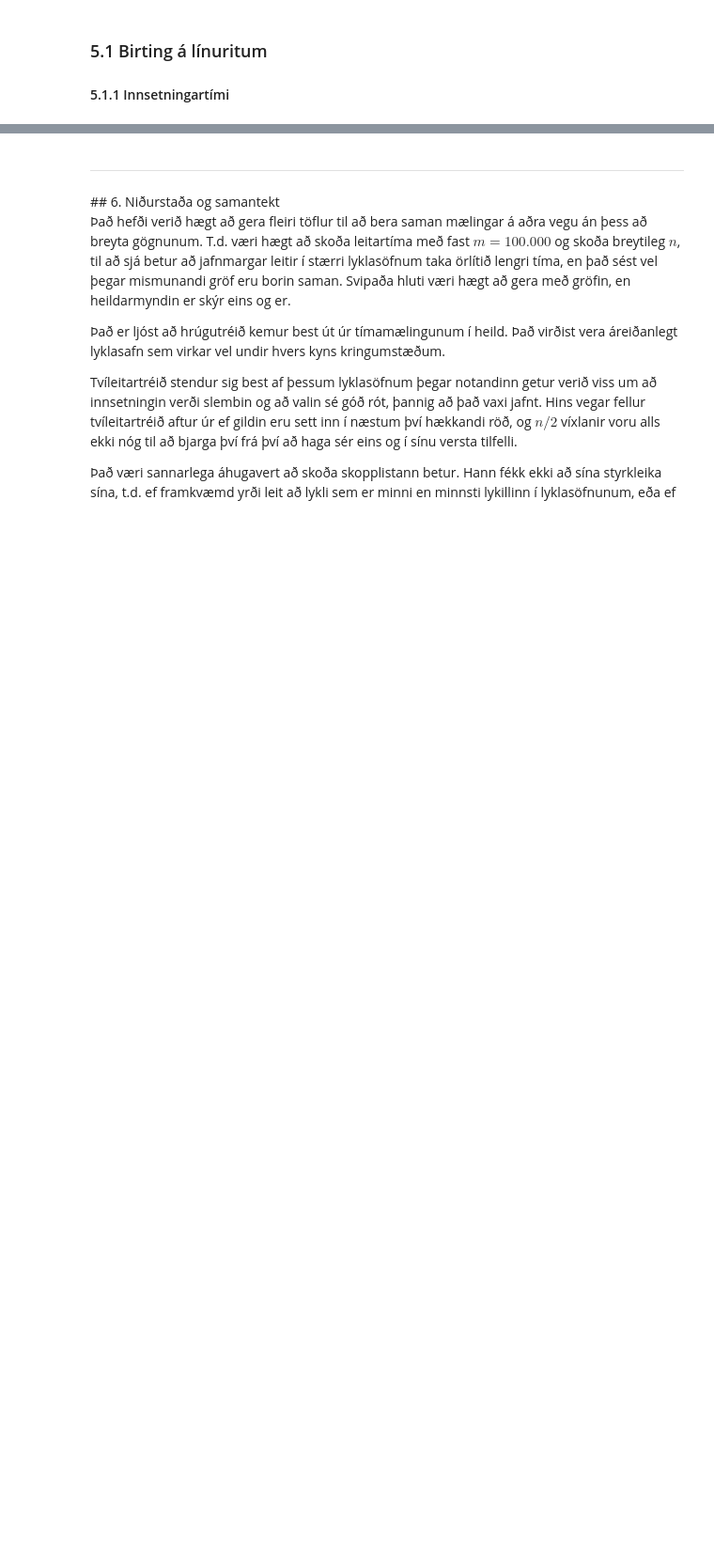
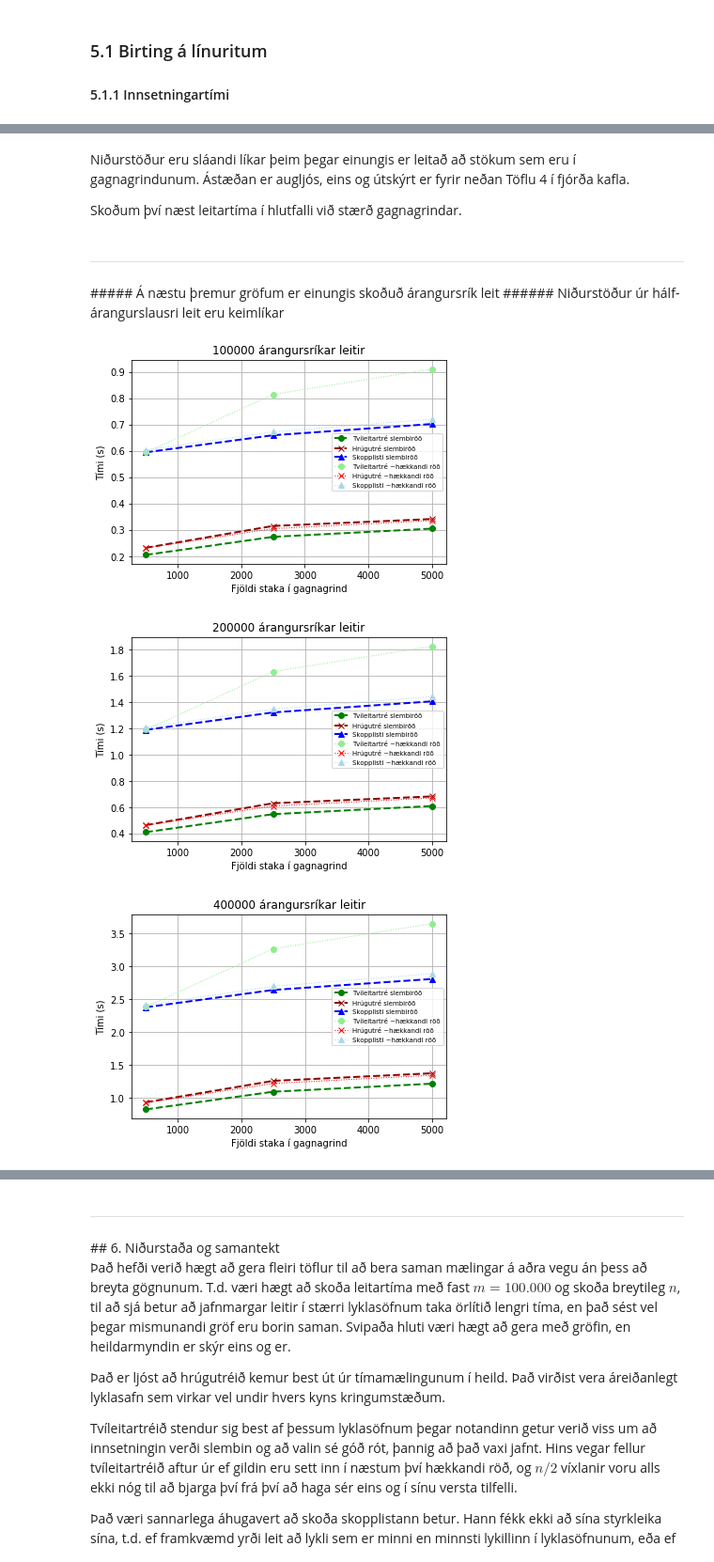
Before and after one commit to eokristjans/grr, a Jupyter notebook: v2/v2.ipynb, the cells around one changed output, grey strips where cells are left out. Shown at 94% size. Cells and saved outputs as stored; diff of their text form; code cells hidden in the pictures; blank space fills up the shorter version.

```diff
--- a/v2/v2.ipynb
+++ b/v2/v2.ipynb
@@ -764,0 +784,16 @@ for i in range(k):
+# %% [markdown]
+Niðurstöður eru sláandi líkar þeim þegar einungis er leitað að stökum sem eru í gagnagrindunum. Ástæðan er augljós, eins og útskýrt er fyrir neðan Töflu 4 í fjórða kafla.
+
+Skoðum því næst leitartíma í hlutfalli við stærð gagnagrindar.
+# %% [markdown]
+<hr>
+##### Á næstu þremur gröfum er einungis skoðuð árangursrík leit
+###### Niðurstöður úr hálf-árangurslausri leit eru keimlíkar
+# %%
+for j in range(k): # Teiknum gröf af árangursríkri leit fyrir n með fast m
+    GrafLeitartimi_mFast(LinuheitiLeit, LTarangursrikurS, LTarangursrikurR, k, ms, ns,
+               '%d árangursríkar leitir',j,2*k+j)
+# %% [output]
+[figure, added]
+[figure, added]
+[figure, added]
```
Also changed, not shown: parts of 23 cells of this notebook, 29 other files.
